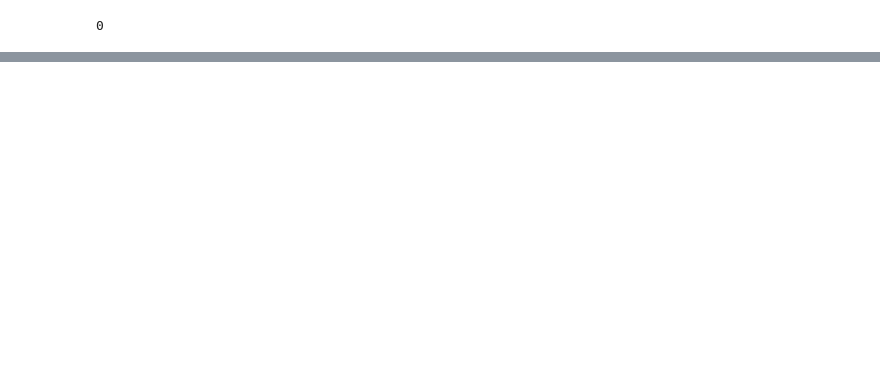
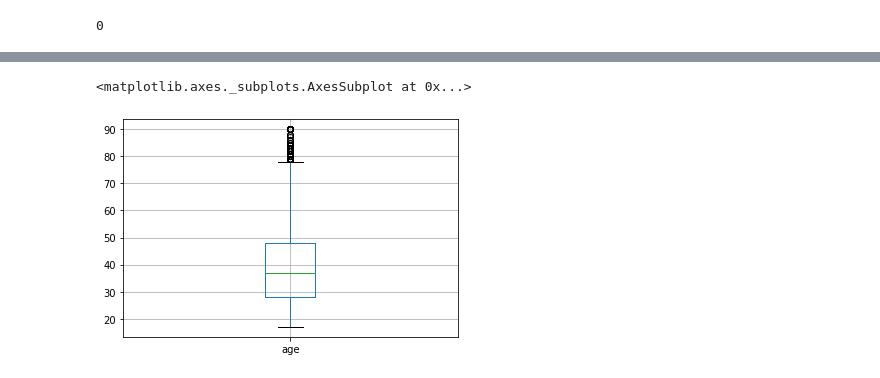
Before and after one commit to jul1andav1d/Census-Data-Prjct-2, a Jupyter notebook: PROJECT_2_Part_2.ipynb, the cells around one changed output, grey strips where cells are left out. Saved outputs shown, nothing was run; the diff lists cells and outputs as text; code cells hidden in the pictures; blank space fills up the shorter version.

```diff
--- a/PROJECT_2_Part_2.ipynb
+++ b/PROJECT_2_Part_2.ipynb
@@ -142,0 +369,5 @@ df.isna().any().sum()
+# %%
+df.boxplot(column = 'age')
+# %% [output]
+<matplotlib.axes._subplots.AxesSubplot at 0x...>
+[figure, added]
```
Also changed, not shown: parts of 42 cells of this notebook.
